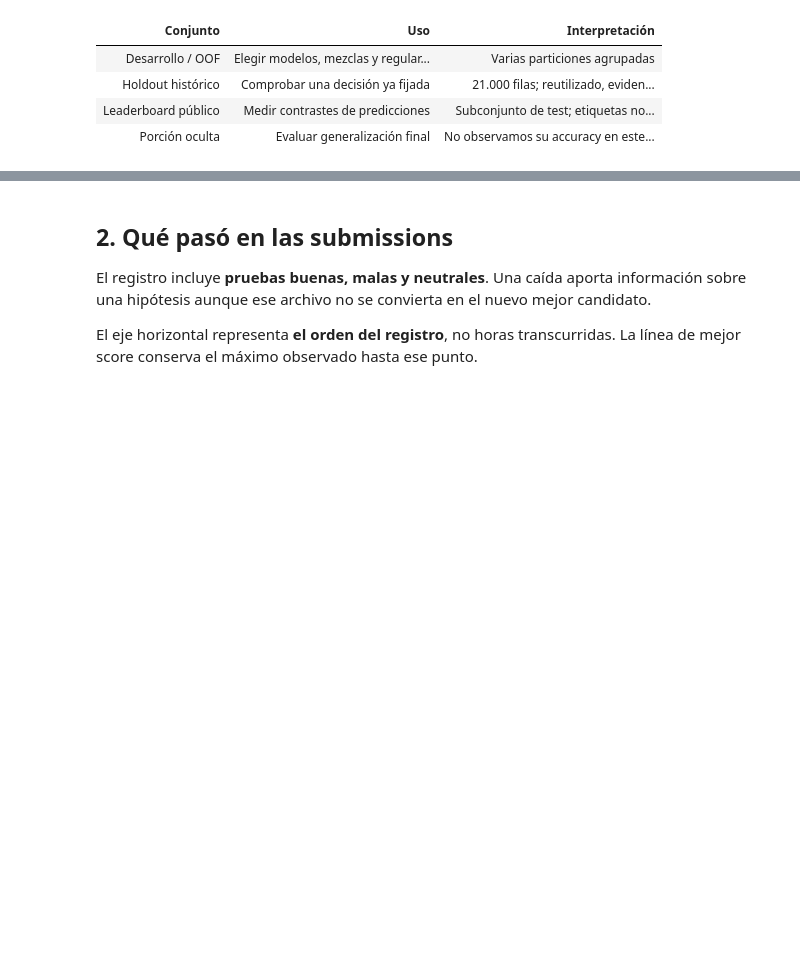
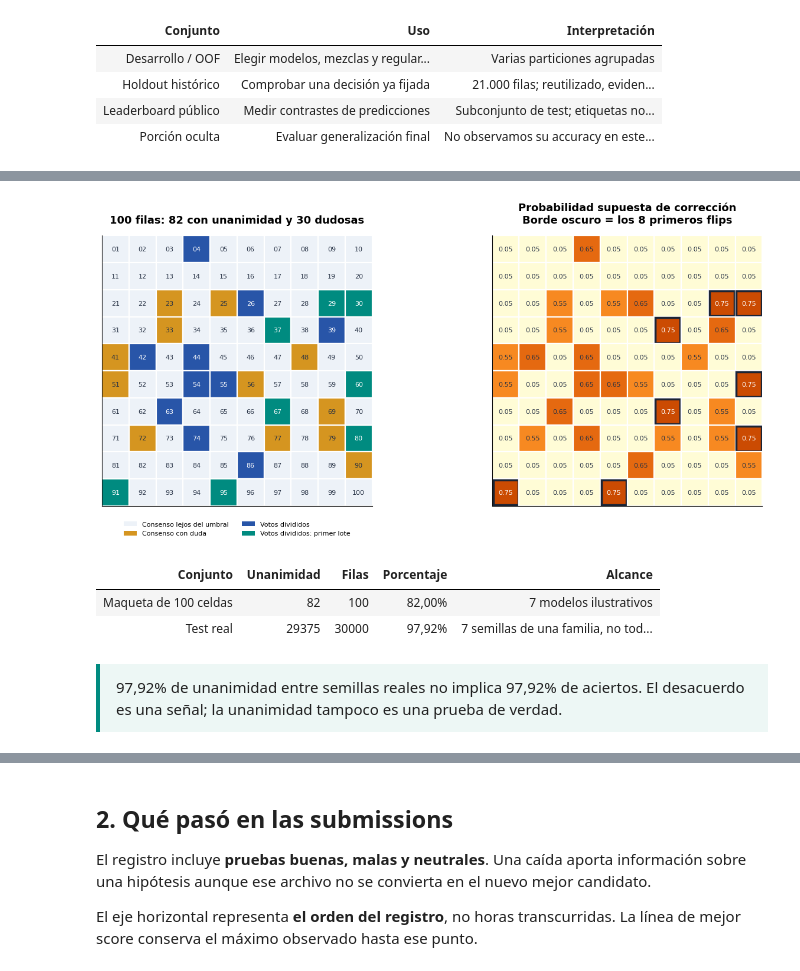
Before and after one commit to arirakowitba/tp_ap, a Jupyter notebook: notebooks/23_revision_submissions_y_flips.ipynb, the cells around one changed output, grey strips where cells are left out. Saved outputs shown, nothing was run; the diff lists cells and outputs as text; code cells hidden in the pictures; blank space fills up the shorter version.

Commit message:
Añadir caso visual de 100 filas y cálculo de pruebas al notebook de submissions

```diff
--- a/notebooks/23_revision_submissions_y_flips.ipynb
+++ b/notebooks/23_revision_submissions_y_flips.ipynb
@@ -138,0 +154,61 @@ tabla(pd.DataFrame([
+# %%
+from matplotlib.patches import Rectangle, Patch
+from matplotlib.colors import Normalize
+
+rng100 = np.random.default_rng(20261018)
+tipo100 = np.array(["consenso_claro"]*70 + ["consenso_dudoso"]*12 +
+                   ["discrepancia_dudosa"]*10 + ["discrepancia_fuerte"]*8)
+tipo100 = tipo100[rng100.permutation(100)]
+propiedades100 = {
+    "consenso_claro": (7, .05, PALETA["claro"], "Consenso lejos del umbral"),
+    "consenso_dudoso": (7, .55, PALETA["ambar"], "Consenso con duda"),
+    "discrepancia_dudosa": (4, .65, PALETA["azul"], "Votos divididos"),
+    "discrepancia_fuerte": (5, .75, PALETA["verde"], "Votos divididos: primer lote"),
+}
+toy100 = pd.DataFrame({"celda":np.arange(1,101), "grupo":tipo100})
+toy100["votos_iguales"]=[propiedades100[g][0] for g in tipo100]
+toy100["q_supuesta"]=[propiedades100[g][1] for g in tipo100]
+toy100["dudosa"]=toy100.grupo.ne("consenso_claro")
+toy100["primer_lote"]=toy100.grupo.eq("discrepancia_fuerte")
+
+fig,axes=plt.subplots(1,2,figsize=(13.5,6))
+for j,row in toy100.iterrows():
+    x,y=j%10,j//10
+    color=propiedades100[row.grupo][2]
+    axes[0].add_patch(Rectangle((x,y),1,1,facecolor=color,edgecolor="white",linewidth=1.6))
+    axes[0].text(x+.5,y+.5,f"{row.celda:02d}",ha="center",va="center",fontsize=8,
+                 color="white" if row.grupo in ("discrepancia_dudosa","discrepancia_fuerte") else "#263144")
+    axes[1].add_patch(Rectangle((x,y),1,1,facecolor=plt.cm.YlOrBr(row.q_supuesta),
+                                 edgecolor="white",linewidth=1.6))
+    axes[1].text(x+.5,y+.5,f"{row.q_supuesta:.2f}",ha="center",va="center",fontsize=8,
+                 color="white" if row.q_supuesta>.68 else "#263144")
+    if row.primer_lote:
+        axes[1].add_patch(Rectangle((x+.04,y+.04),.92,.92,fill=False,
+                                    edgecolor="#1B2435",linewidth=2.5))
+for ax in axes:
+    ax.set(xlim=(0,10),ylim=(10,0),aspect="equal")
+    ax.set_xticks(np.arange(11));ax.set_yticks(np.arange(11))
+    ax.tick_params(length=0,labelbottom=False,labelleft=False)
+    ax.grid(False)
+axes[0].set_title("100 filas: 82 con unanimidad y 30 dudosas",pad=15)
+axes[1].set_title("Probabilidad supuesta de corrección\nBorde oscuro = los 8 primeros flips",pad=15)
+axes[0].legend(handles=[Patch(facecolor=v[2],label=v[3]) for v in propiedades100.values()],
+               loc="upper center",bbox_to_anchor=(.5,-.035),ncol=2,fontsize=8)
+fig.tight_layout();plt.show()
+assert len(toy100)==100 and toy100.dudosa.sum()==30
+assert (toy100.votos_iguales==7).sum()==82 and toy100.primer_lote.sum()==8
+
+votos_discrepan_real=sum(r["rows"] for r in D["doubt_overlap"] if r["seed_disagreement"])
+unanimidad_real=C["test_total"]-votos_discrepan_real
+tabla(pd.DataFrame([
+    ("Maqueta de 100 celdas",82,100,"82,00%","7 modelos ilustrativos"),
+    ("Test real",unanimidad_real,C["test_total"],pct(unanimidad_real/C["test_total"],2),
+     "7 semillas de una familia, no todas las arquitecturas"),
+],columns=["Conjunto","Unanimidad","Filas","Porcentaje","Alcance"]))
+idea("97,92% de unanimidad entre semillas reales no implica 97,92% de aciertos. El desacuerdo es una señal; la unanimidad tampoco es una prueba de verdad.")
+# %% [output]
+[figure, added]
+| Conjunto | Unanimidad | Filas | Porcentaje | Alcance |
+| Maqueta de 100 celdas | 82 | 100 | 82,00% | 7 modelos ilustrativos |
+| Test real | 29375 | 30000 | 97,92% | 7 semillas de una familia, no tod... |
+97,92% de unanimidad entre semillas reales no implica 97,92% de aciertos. El desacuerdo es una señal; la unanimidad tampoco es una prueba de verdad.
```
Also changed, not shown: parts of 8 cells of this notebook, 5 other files.
